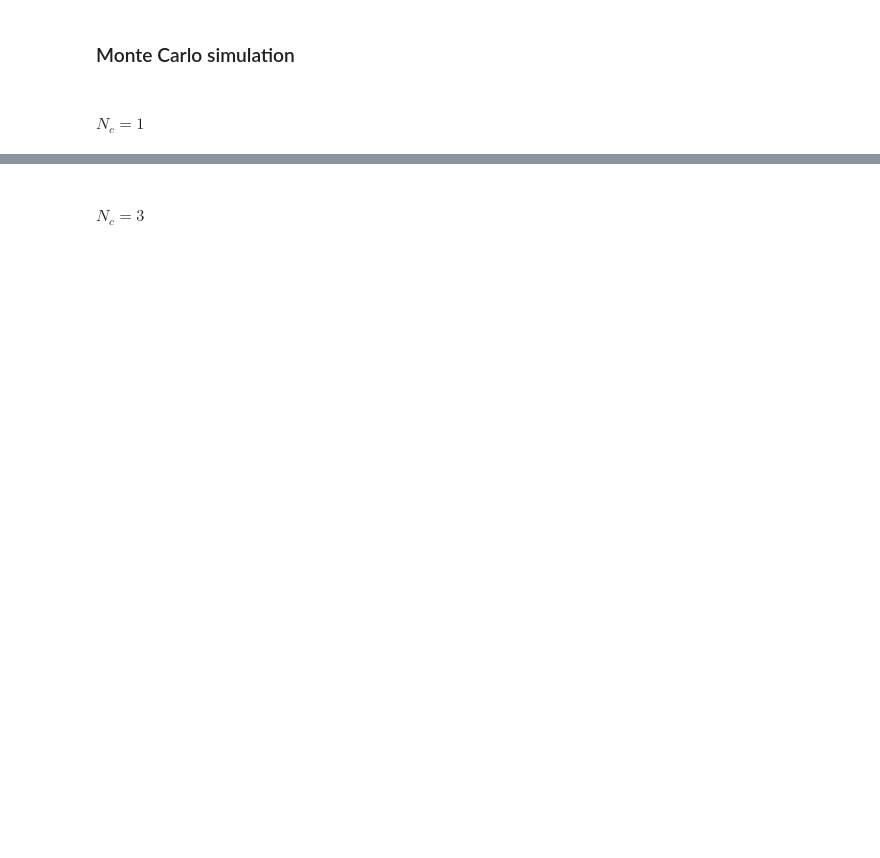
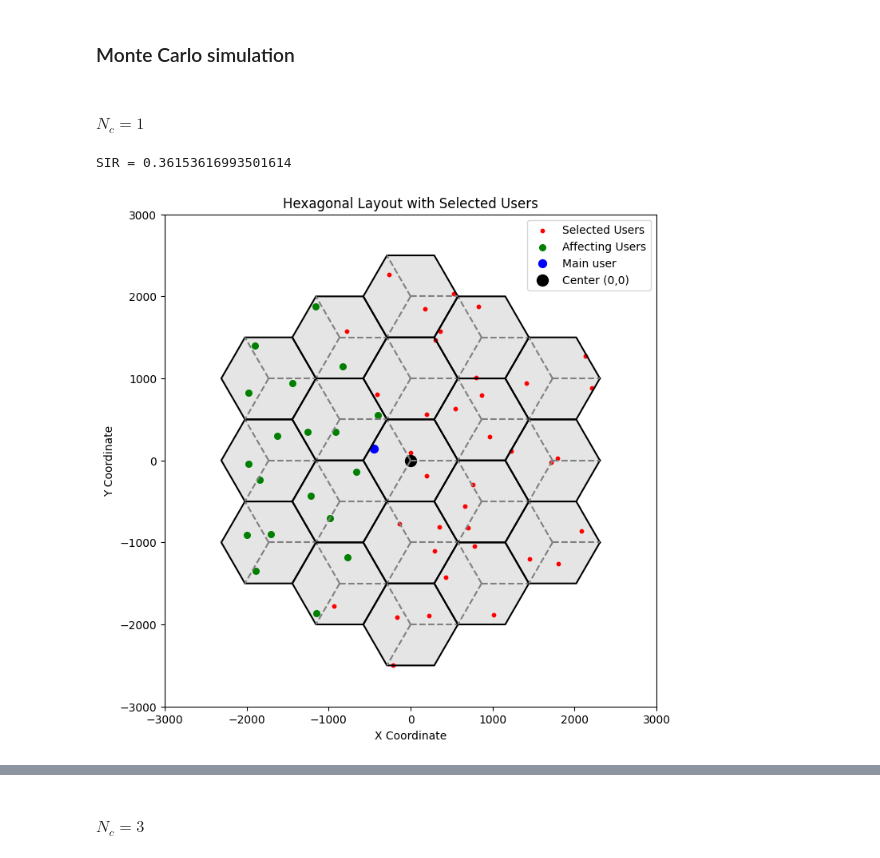
Before and after one commit to YumaIshigooka/mobile-comms-project, a Jupyter notebook: notebooks/implmenetation.ipynb, the cells around one changed output, grey strips where cells are left out. Drawn from its saved outputs; the diff is of its cells as text; code cells hidden in the pictures; blank space fills up the shorter version.

Commit message:
plot of each

```diff
--- a/notebooks/implmenetation.ipynb
+++ b/notebooks/implmenetation.ipynb
@@ -315,6 +315,66 @@ SIR = 28.431869862848707
 ### Monte Carlo simulation
 # %% [markdown]
 #### $ N_c = 1 $
+# %%
+# Generate random points
+nu = 3.8
+alpha = 1
+sigma = 8
+
+users = generate_n_random_points_in_hexagons(hex_positions, radius, height)
+distances_to_center = [10 * np.log10(np.sqrt((x - 0)**2 + (y - 0)**2)) for x, y, _, _ in users]
+pathloss = [alpha - nu * d for d in distances_to_center] # in dB so subtracting instead of divide
+pathloss_shadowing = [p + np.random.normal(0, sigma) for p in pathloss] # Combining pathloss and Shadowing : Lp * X
+linear_ps  = [10 ** (p/10) for p in pathloss_shadowing]
+
+curr = linear_ps[0][0]
+curr_sector = calculate_sector(users[0][0][0], users[0][1][0], users[0][2], users[0][3])
+interference = 0
+
+affecting_users = []
+
+for i in range(1, len(linear_ps)):
+    directivity_side = calculate_sector(users[i][0][0], users[i][1][0], users[0][2], users[0][3]) == curr_sector
+    if directivity_side:
+        interference += linear_ps[i][0]
+        affecting_users.append((users[i][0][0], users[i][1][0]))
+
+
+SIR = curr / interference
+print(f"SIR = {SIR}")
+
+
+# Visualization
+fig, ax = plt.subplots(figsize=(8, 8))
+ax.set_aspect('equal')
+ax.set_title("Hexagonal Layout with Selected Users, $N_c = 1$")
+
+# Plot each cell at the specified hexagonal coordinates
+for (x, y) in hex_positions:
+    plot_cell_with_sectors(ax, x, y, radius)
+
+
+
+# Plot selected users
+x_users, y_users, _, _ = zip(*users)
+x_affusers, y_affusers = zip(*affecting_users)
+ax.scatter(x_users, y_users, color='red', s=10, label="Selected Users")
+ax.scatter(x_affusers, y_affusers, color='green', s=30, label="Affecting Users")
+ax.scatter(users[0][0][0], users[0][1][0], color='blue', s=50, label="Main user")
+
+# Highlight the central point
+ax.scatter([0], [0], color='black', s=100, label='Center (0,0)')
+
+plt.xlim(height * -3, height * 3)
+plt.ylim(height * -3, height * 3)
+plt.xlabel("X Coordinate")
+plt.ylabel("Y Coordinate")
+plt.legend()
+plt.grid(False)
+plt.show()
+# %% [output]
+SIR = 0.36153616993501614
+[figure, added]
 # %%
 N = 1000
 nu = 3.8
```
Also changed, not shown: parts of 12 cells of this notebook.
